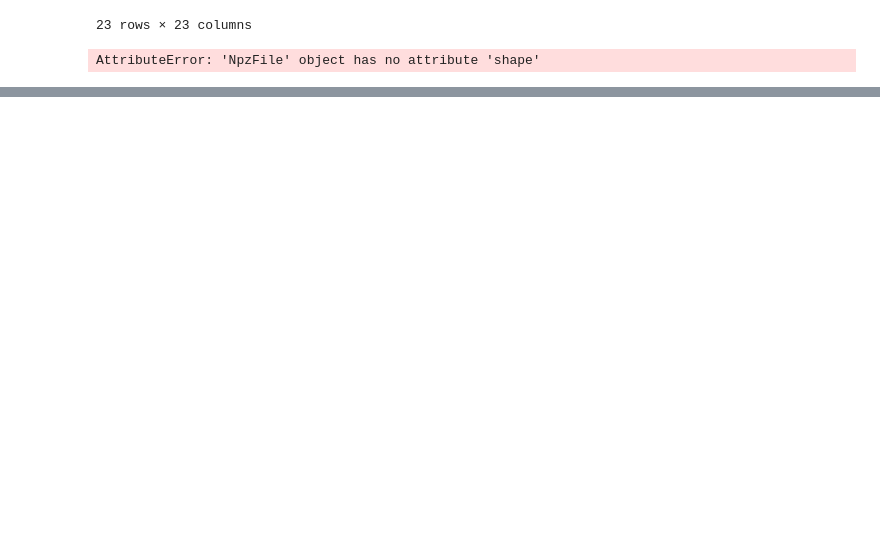
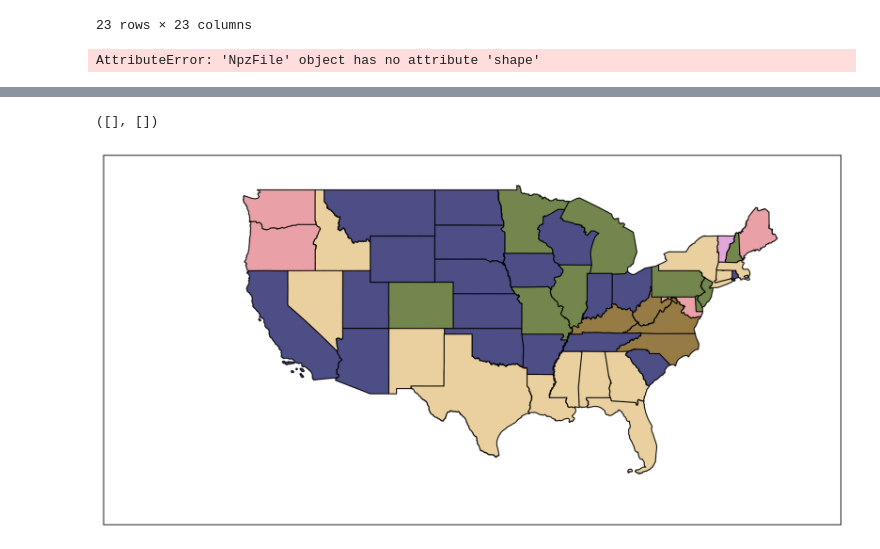
Before and after one commit to kevin-q2/covid-wave-cluster, a Jupyter notebook: examples/examples.ipynb, the cells around one changed output, grey strips where cells are left out. Saved outputs shown, nothing was run; the diff lists cells and outputs as text; code cells hidden in the pictures; blank space fills up the shorter version.

```diff
--- a/examples/examples.ipynb
+++ b/examples/examples.ipynb
@@ -288,0 +282,12 @@ array([[  0.        ,  69.37455376,  81.76204674,  55.10101495,
+# %%
+waves = WavePool()
+waves.load_pool('../experiments/state/data/unimodal_pool.npz')
+waves.load_distances('../experiments/state/data/unimodal_distances.npz')
+# %%
+D = waves.distances
+# %%
+clustering = AgglomerativeClustering(
+    n_clusters = 20,
+    metric = "precomputed",
+    linkage = "complete"
+).fit(D)
@@ -288,0 +316,38 @@ array([[  0.        ,  69.37455376,  81.76204674,  55.10101495,
+# %%
+pool = waves.pool
+labels = clustering.labels_
+time = 200
+timed_clusters = get_timed_clusters(pool, labels, time, percent = 1.0)
+# %%
+sequential_cmap = plt.cm.tab20b
+colors = [(1, 1, 1)] + [sequential_cmap(i) for i in range(20)]
+custom_cmap = ListedColormap(colors)
+
+color_indices = np.round(
+    np.linspace(1, len(colors) - 1, len(timed_clusters))
+).astype(int)
+color_dict = {
+    timed_clusters[i]:colors[color_indices[i]] for i in range(len(timed_clusters))
+}
+color_dict[-1] = colors[0]
+
+color_val = np.zeros(len(state_map)) - 1
+for i in timed_clusters:
+    clust = np.where(labels == i)[0]
+    for j in clust:
+        location = wave_locations[j]
+        ind = state_map.loc[state_map.NAME == location].index[0]
+        color_val[ind] = i
+
+color_val = [color_dict[_] for _ in color_val]
+state_map['color'] = color_val
+
+fig,ax = plt.subplots(1,1, constrained_layout=True, figsize = (10,10), dpi = 300)
+state_map.plot(color=state_map['color'], legend=False, ax = ax, edgecolor = 'black', alpha = 0.9)
+ax.set_xlim(-140, -60)
+ax.set_ylim(20,52)
+plt.xticks([])
+plt.yticks([])
+# %% [output]
+([], [])
+[figure, added]
```
Also changed, not shown: parts of 19 cells of this notebook, 9 other files.
